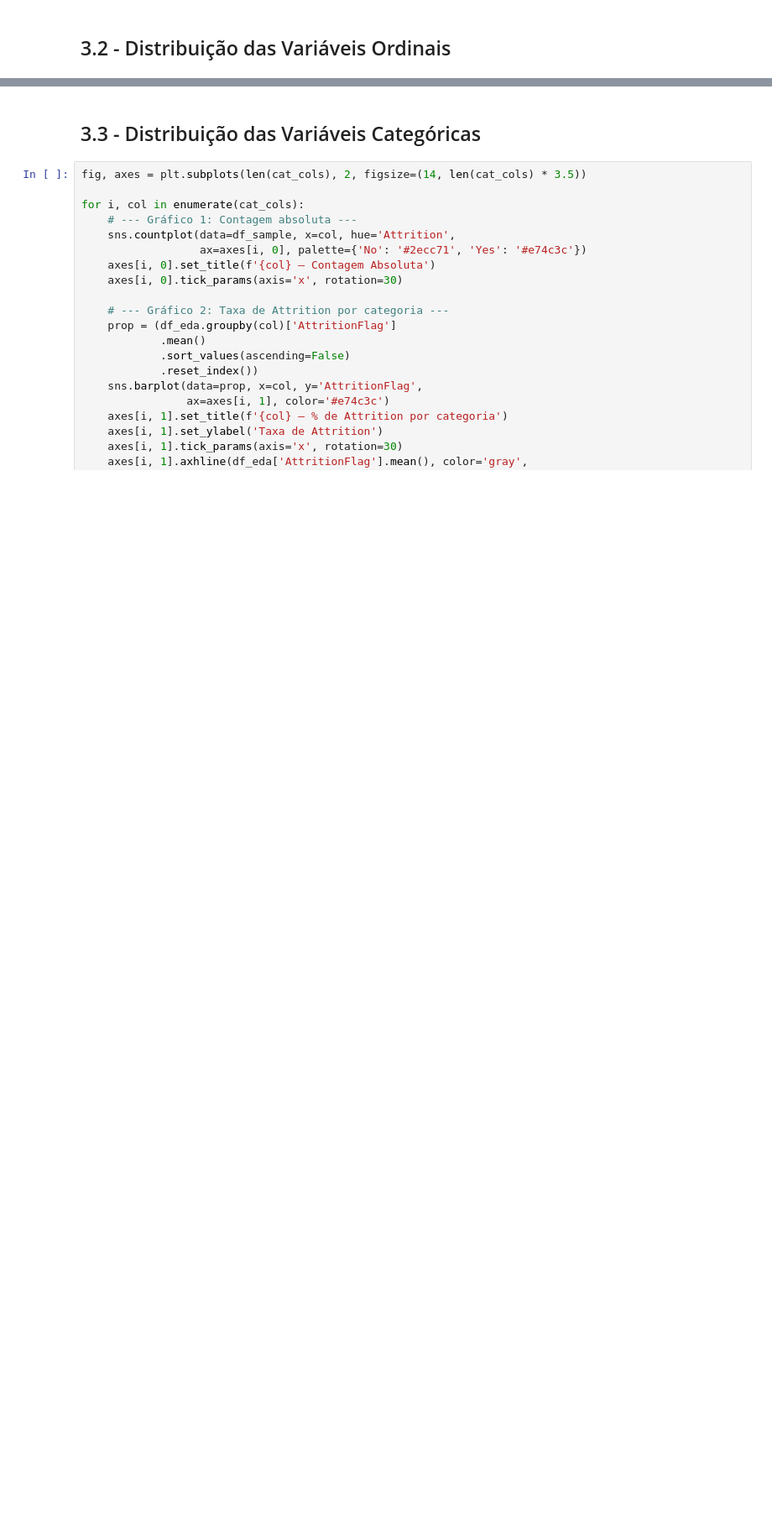
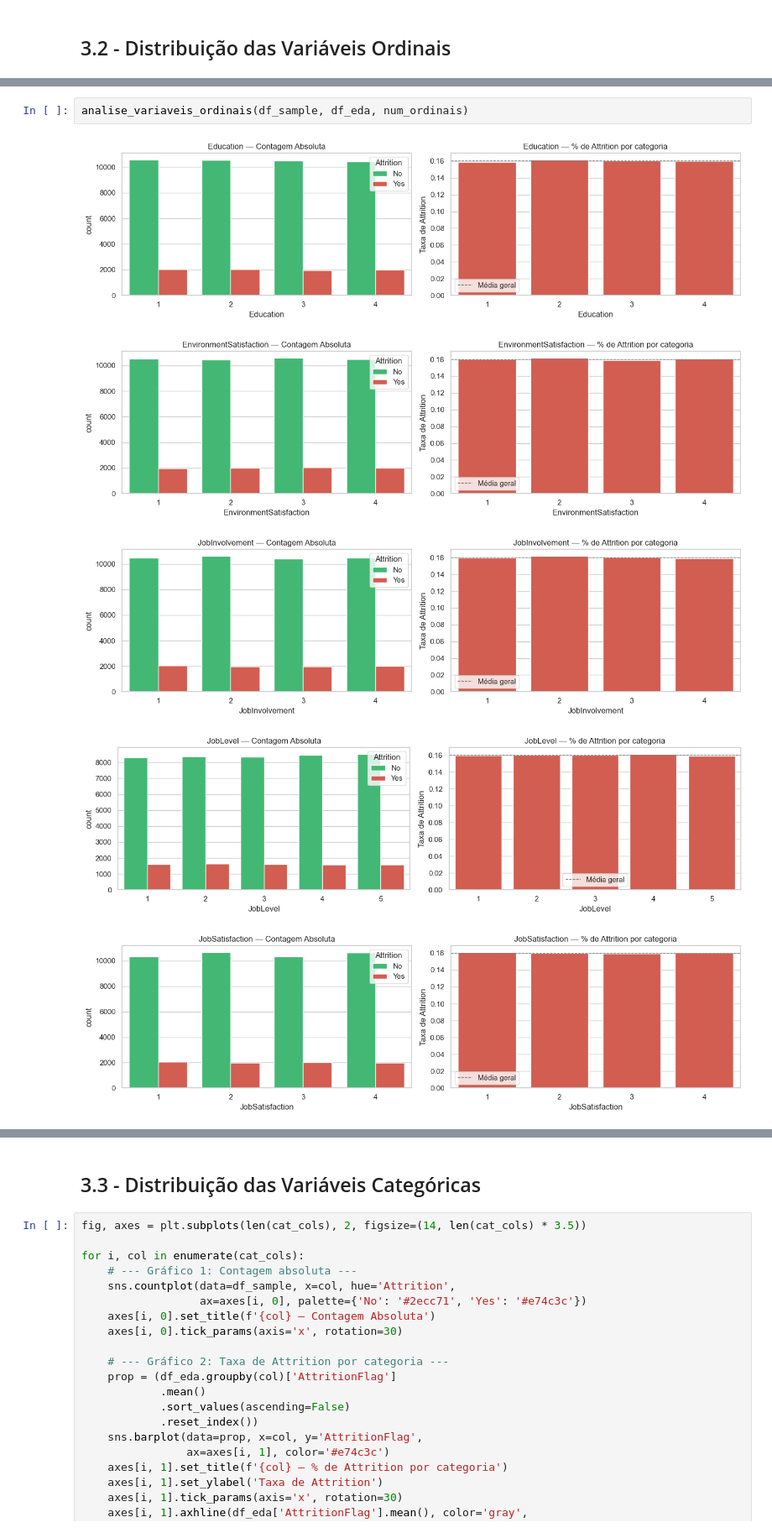
Before and after one commit to JonasGX/model-techcorp-attrition, a Jupyter notebook: notebooks/01_EDA.ipynb, the cells around one changed output, grey strips where cells are left out. Shown at 84% size. Saved outputs shown, nothing was run; the diff lists cells and outputs as text; blank space fills up the shorter version.

```diff
--- a/notebooks/01_EDA.ipynb
+++ b/notebooks/01_EDA.ipynb
@@ -373,0 +453,8 @@ plt.show()
+# %%
+analise_variaveis_ordinais(df_sample, df_eda, num_ordinais)
+# %% [output]
+[figure, added]
+[figure, added]
+[figure, added]
+[figure, added]
+[figure, added]
```
Also changed, not shown: parts of 18 cells of this notebook, 37 other files.
